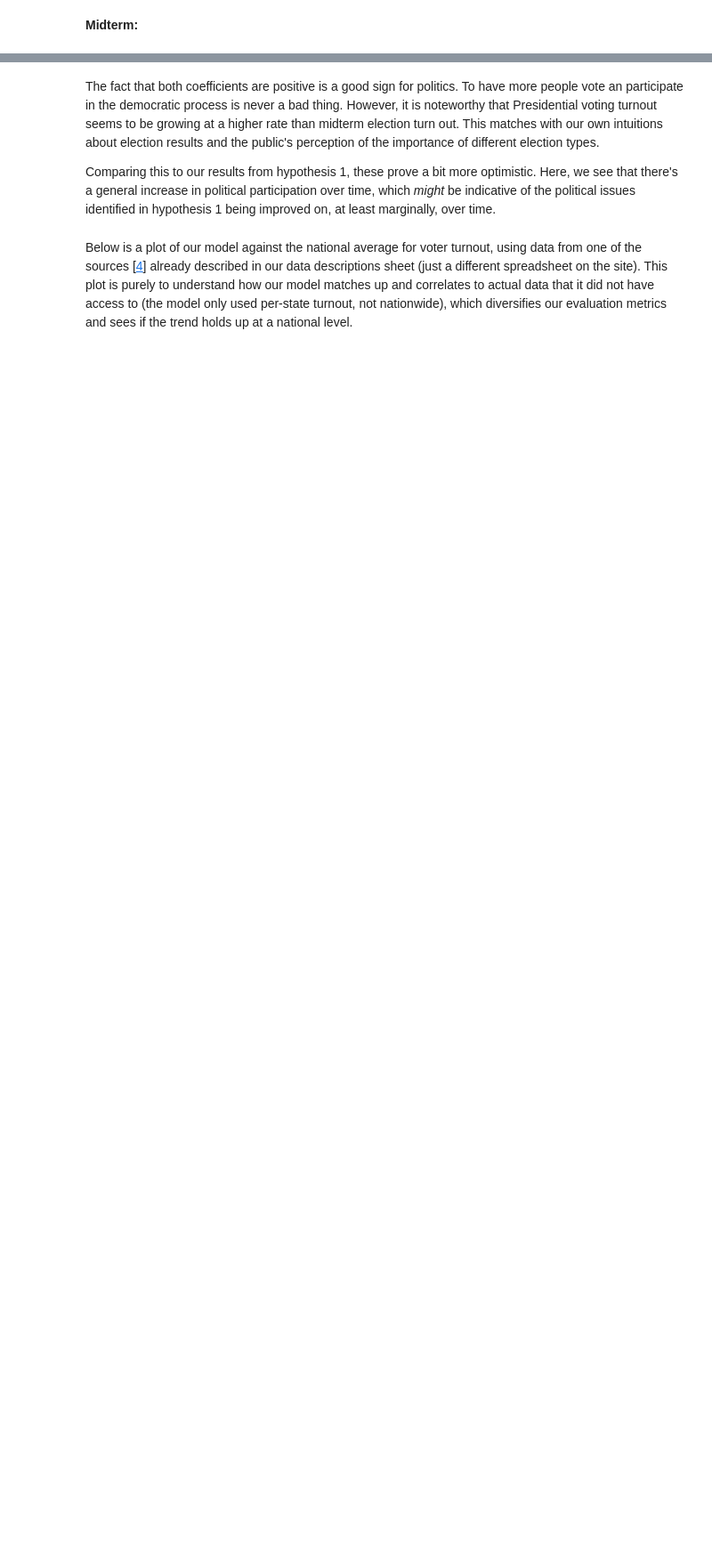
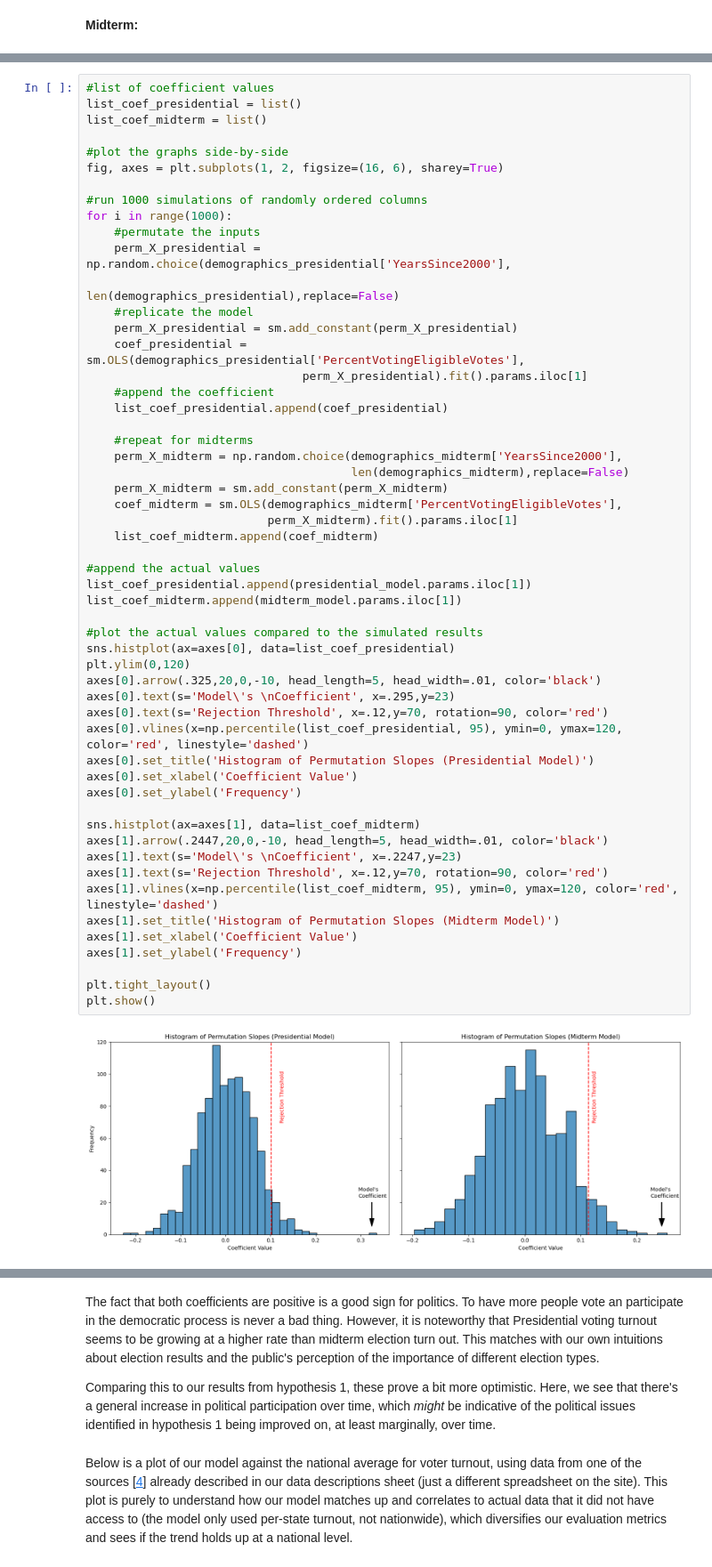
Before and after one commit to nikhilc52/info2950, a Jupyter notebook: ElectionDemographicsPhaseV.ipynb, the cells around one changed output, grey strips where cells are left out. Shown: that part at 89% size. Cells and saved outputs as stored; diff of their text form; blank space fills up the shorter version.

```diff
--- a/ElectionDemographicsPhaseV.ipynb
+++ b/ElectionDemographicsPhaseV.ipynb
@@ -536,0 +548,56 @@ Note: We only round the p-value for Midterm Year, since rounding any other p-val
+# %%
+#list of coefficient values
+list_coef_presidential = list()
+list_coef_midterm = list()
+
+#plot the graphs side-by-side
+fig, axes = plt.subplots(1, 2, figsize=(16, 6), sharey=True)
+
+#run 1000 simulations of randomly ordered columns
+for i in range(1000):
+    #permutate the inputs
+    perm_X_presidential = np.random.choice(demographics_presidential['YearsSince2000'],
+                                           len(demographics_presidential),replace=False)
+    #replicate the model
+    perm_X_presidential = sm.add_constant(perm_X_presidential)
+    coef_presidential = sm.OLS(demographics_presidential['PercentVotingEligibleVotes'],
+                               perm_X_presidential).fit().params.iloc[1]
+    #append the coefficient
+    list_coef_presidential.append(coef_presidential)
+
+    #repeat for midterms
+    perm_X_midterm = np.random.choice(demographics_midterm['YearsSince2000'],
+                                      len(demographics_midterm),replace=False)
+    perm_X_midterm = sm.add_constant(perm_X_midterm)
+    coef_midterm = sm.OLS(demographics_midterm['PercentVotingEligibleVotes'],
+                          perm_X_midterm).fit().params.iloc[1]
+    list_coef_midterm.append(coef_midterm)
+
+#append the actual values
+list_coef_presidential.append(presidential_model.params.iloc[1])
+list_coef_midterm.append(midterm_model.params.iloc[1])
+
+#plot the actual values compared to the simulated results
+sns.histplot(ax=axes[0], data=list_coef_presidential)
+plt.ylim(0,120)
+axes[0].arrow(.325,20,0,-10, head_length=5, head_width=.01, color='black')
+axes[0].text(s='Model\'s \nCoefficient', x=.295,y=23)
+axes[0].text(s='Rejection Threshold', x=.12,y=70, rotation=90, color='red')
+axes[0].vlines(x=np.percentile(list_coef_presidential, 95), ymin=0, ymax=120, color='red', linestyle='dashed')
+axes[0].set_title('Histogram of Permutation Slopes (Presidential Model)')
+axes[0].set_xlabel('Coefficient Value')
+axes[0].set_ylabel('Frequency')
+
+sns.histplot(ax=axes[1], data=list_coef_midterm)
+axes[1].arrow(.2447,20,0,-10, head_length=5, head_width=.01, color='black')
+axes[1].text(s='Model\'s \nCoefficient', x=.2247,y=23)
+axes[1].text(s='Rejection Threshold', x=.12,y=70, rotation=90, color='red')
+axes[1].vlines(x=np.percentile(list_coef_midterm, 95), ymin=0, ymax=120, color='red', linestyle='dashed')
+axes[1].set_title('Histogram of Permutation Slopes (Midterm Model)')
+axes[1].set_xlabel('Coefficient Value')
+axes[1].set_ylabel('Frequency')
+
+plt.tight_layout()
+plt.show()
+# %% [output]
+[figure, added]
```
Also changed, not shown: parts of 35 cells of this notebook, 4 other files.
